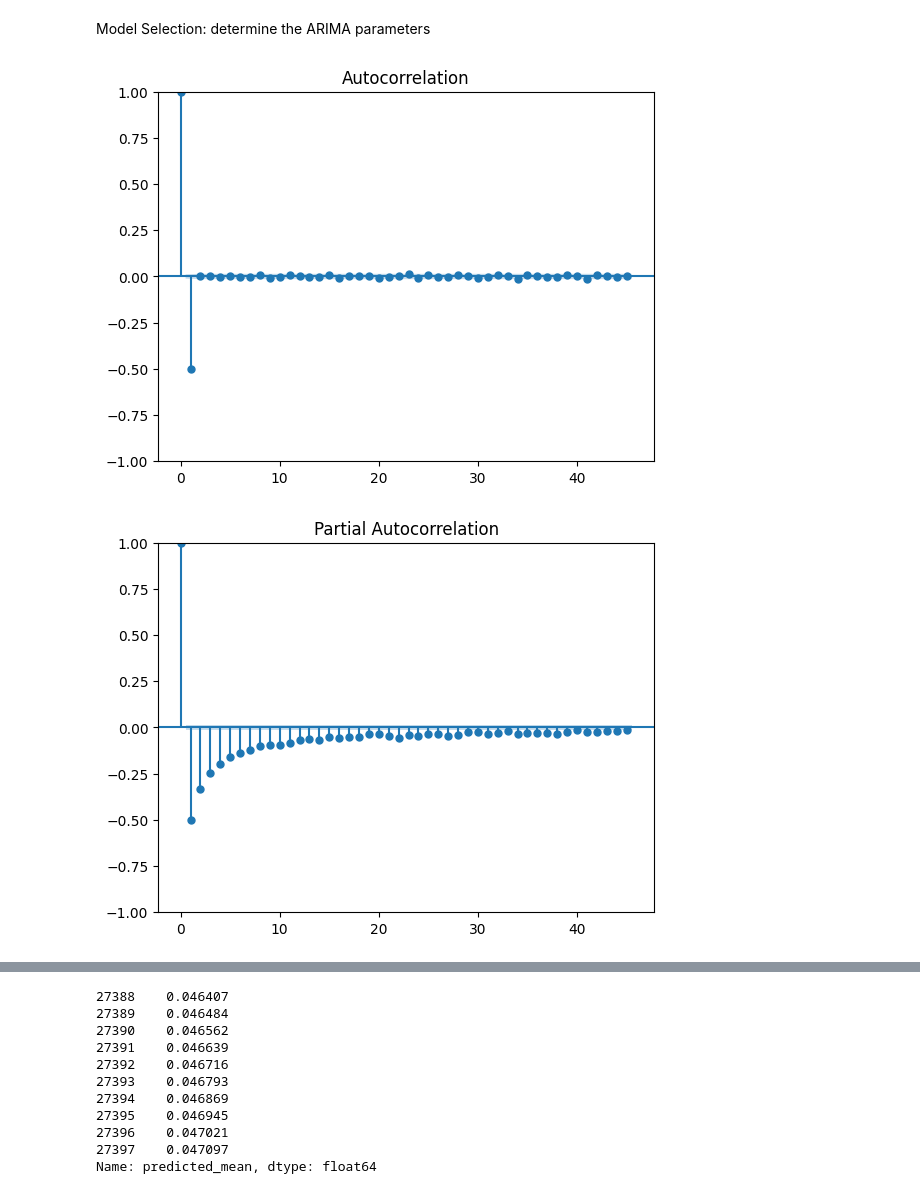
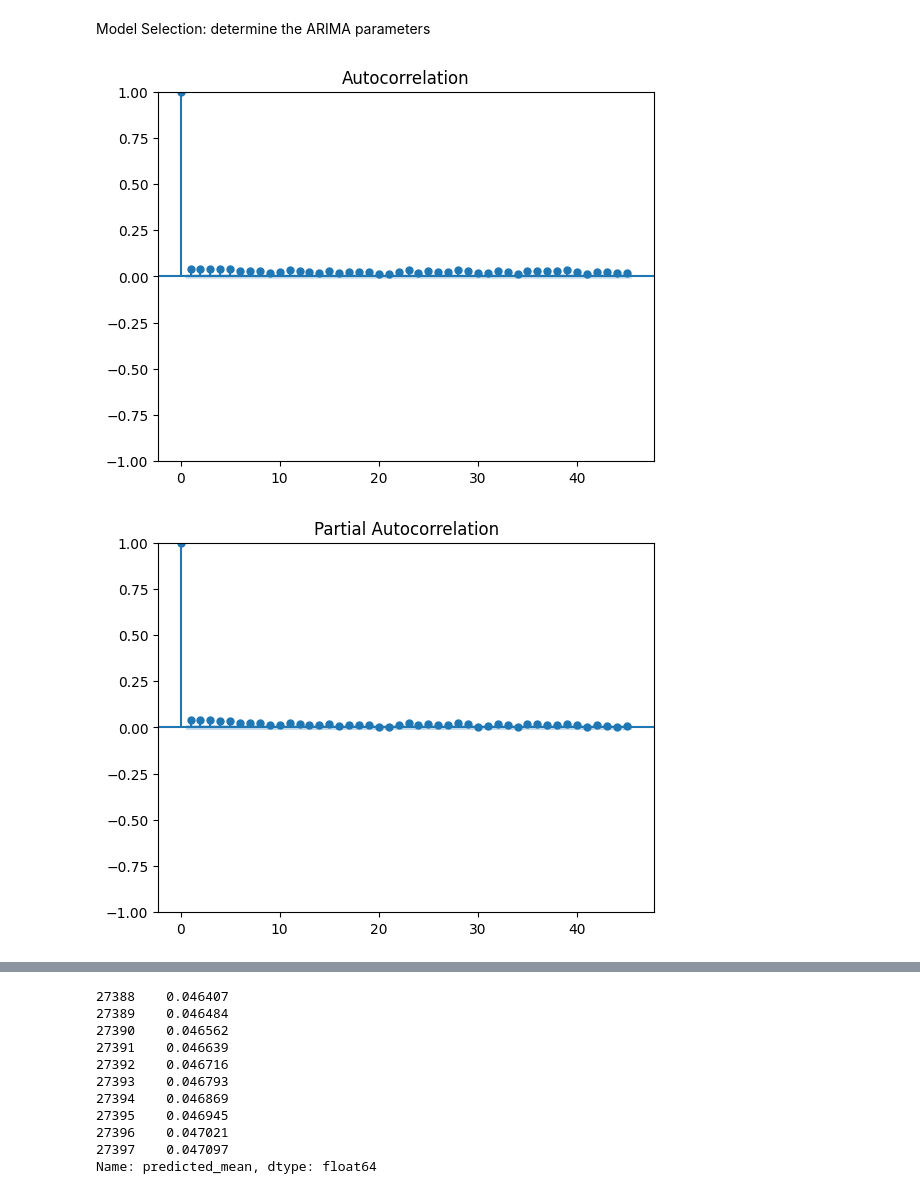
Before and after one commit to troniixx/DataScienceProject, a Jupyter notebook: Event Impact Analysis/event_impact.ipynb, the cells around one changed output, grey strips where cells are left out. Saved outputs shown, nothing was run; the diff lists cells and outputs as text; code cells hidden in the pictures.

```diff
--- a/Event Impact Analysis/event_impact.ipynb
+++ b/Event Impact Analysis/event_impact.ipynb
@@ -201,12 +202,18 @@ dtype: float64
 # %% [markdown]
 Model Selection: determine the ARIMA parameters
 # %%
-plot_acf(ts_diff)  # To identify the MA(q) order
-plot_pacf(ts_diff) # To identify the AR(p) order
+#if stationary
+plot_acf(ts)
+plot_pacf(ts)
+
+#if not stationary
+#plot_acf(ts_diff)  # To identify the MA(q) order
+#plot_pacf(ts_diff) # To identify the AR(p) order
+
 plt.show()
 # %% [output]
-[figure, old version]
+[figure, new version]
-[figure, old version]
+[figure, new version]
 # %%
 model = ARIMA(ts, order=(1,0,1))  # replace p, d, q with your identified parameters
 results = model.fit()
```
Also changed, not shown: parts of 3 cells of this notebook, 2 other files.
